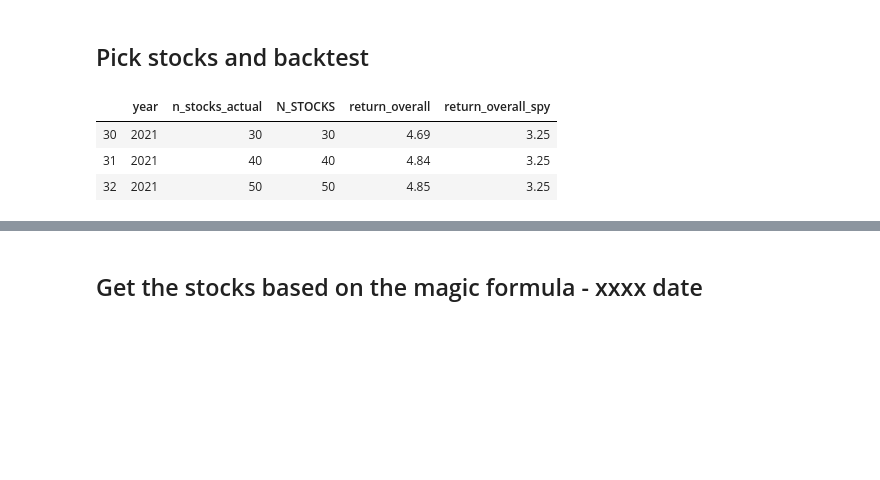
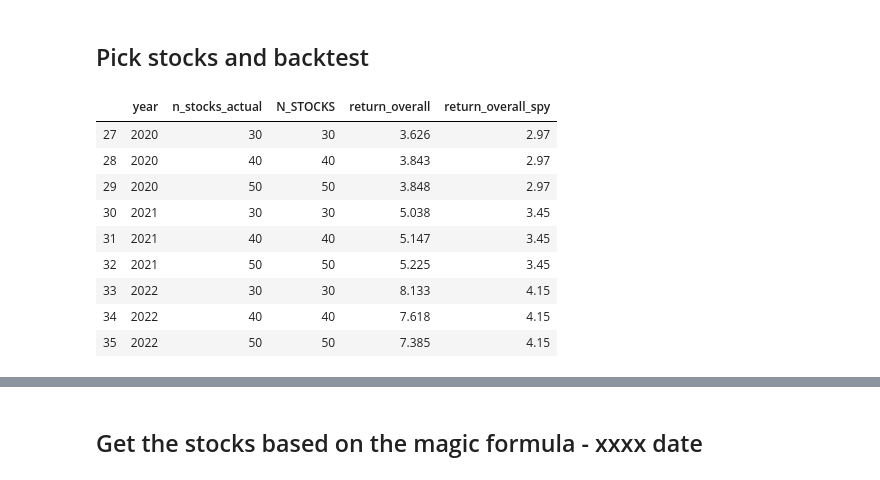
Before and after one commit to yuwei2341/stocks, a Jupyter notebook: Stock_MA.ipynb, the cells around one changed output, grey strips where cells are left out. Cells and saved outputs as stored; diff of their text form; code cells hidden in the pictures; blank space fills up the shorter version.

```diff
--- a/Stock_MA.ipynb
+++ b/Stock_MA.ipynb
@@ -1393,7 +1472,7 @@ df_p_history_mmt['stock_price_mmt_6m'] = df_p_history_mmt['close'] / df_p_histor
 # %% [markdown]
 ## Get PB
 # %%
-df_pb_history = pd.read_csv('sp500_1_300_history_filterd.csv', index_col=0)
+df_pb_history = pd.read_csv('sp500_history_filterd.csv', index_col=0)
 # %%
 df_pb_quarter = df_pb_history[df_pb_history.index.str.endswith(QUARTER_BV)]\
     [['date', 'stock_price', 'book_value_per_share', 'stock', 'year']]\
@@ -1409,6 +1488,11 @@ df_p_pb = pd.merge(df_p_history_mmt[['stock', 'year_prev', 'date', 'close',
             .drop(['year_prev'], axis=1)
 
 df_p_pb['price_to_book_ratio'] = df_p_pb['stock_price'] / df_p_pb['book_value_per_share']
+# %%
+# Choose only the top N companies of SP500 to start with
+df_rank = pd.read_csv('sp500_fulllist_ranked.csv')
+top_stocks = df_rank[df_rank['rank'] <= N_TOP_BY_MKT_CAP].stock.values
+df_p_pb = df_p_pb[df_p_pb.stock.isin(top_stocks)]
 # %%
 df_p_pb_cut = df_p_pb[df_p_pb.year >= YEAR_START]
 rsl_lt = pd.DataFrame()
@@ -1448,7 +1532,7 @@ for N_STOCKS in [30, 40, 50]:
 
         rsl_lt = rsl_lt.append(
             pd.DataFrame([k, round(values),
-                          round(values / (CASH_FOR_EACH_STOCK * N_STOCKS), 2), len(df_start),
+                          round(values / (CASH_FOR_EACH_STOCK * N_STOCKS), 3), len(df_start),
                           N_STOCKS, MMT_VAR, 'lt_1', ],
                          index=['year', 'value', 'return_overall', 'n_stocks_actual',
                                 'N_STOCKS', 'MMT_VAR', 'method', ]).T)
@@ -1456,22 +1540,34 @@ for N_STOCKS in [30, 40, 50]:
         period_cnt += 1
 # %%
 # Get SPY history
-stock_us_daily_df = ak.stock_us_daily(symbol="SPY", adjust="")
-stock_us_daily_df['year'] = stock_us_daily_df.index.year
-stock_us_daily_df = stock_us_daily_df.reset_index()
-stock_us_daily_df['date_1stofyear'] = stock_us_daily_df.groupby('year')['date'].transform(min)
-spy_day1_year = stock_us_daily_df[stock_us_daily_df['date'] == stock_us_daily_df['date_1stofyear']]
-spy_day1_year_cut = spy_day1_year[spy_day1_year.year >= YEAR_START]
-spy_day1_year_cut['return_overall'] = (spy_day1_year_cut['close'] /
-                                       spy_day1_year_cut[spy_day1_year_cut.year == YEAR_START]['close']
-                                       .values[0]).round(2)
+spy = ak.stock_us_daily(symbol="SPY", adjust="").reset_index()
+spy['year'] = spy.date.dt.year
+spy['month'] = spy.date.dt.month
+spy['day1_of_month'] = spy.groupby(['year', 'month'])['date'].transform(min)
+
+# Get the first day of MONTH_PREV and of MONTH_ACT, compute the momentum
+spy_curr = spy[(spy.month == MONTH_ACT) & (spy.date == spy.day1_of_month)]
+
+spy_curr_cut = spy_curr[spy_curr.year >= YEAR_START]
+spy_curr_cut['return_overall'] = (spy_curr_cut['close'] /
+                                  spy_curr_cut[spy_curr_cut.year == YEAR_START]['close'].\
+                                  values[0]
+                                 ).round(2)
 # %%
-df_compare = pd.merge(rsl_lt, spy_day1_year_cut[['year', 'return_overall']],
+df_compare = pd.merge(rsl_lt, spy_curr_cut[['year', 'return_overall']],
                       on='year',
                       suffixes=['', '_spy']).sort_values(['N_STOCKS', 'year'])
-df_compare[df_compare.year == 2021][['year', 'n_stocks_actual', 'N_STOCKS', 'return_overall', 'return_overall_spy']]
+df_compare[df_compare.year.isin([2020, 2021, 2022])][
+    ['year', 'n_stocks_actual', 'N_STOCKS', 'return_overall', 'return_overall_spy']
+].sort_values(['year', 'N_STOCKS'])
 # %% [output]
 |  | year | n_stocks_actual | N_STOCKS | return_overall | return_overall_spy |
-| 30 | 2021 | 30 | 30 | 4.69 | 3.25 |
-| 31 | 2021 | 40 | 40 | 4.84 | 3.25 |
-| 32 | 2021 | 50 | 50 | 4.85 | 3.25 |
+| 27 | 2020 | 30 | 30 | 3.626 | 2.97 |
+| 28 | 2020 | 40 | 40 | 3.843 | 2.97 |
+| 29 | 2020 | 50 | 50 | 3.848 | 2.97 |
+| 30 | 2021 | 30 | 30 | 5.038 | 3.45 |
+| 31 | 2021 | 40 | 40 | 5.147 | 3.45 |
+| 32 | 2021 | 50 | 50 | 5.225 | 3.45 |
+| 33 | 2022 | 30 | 30 | 8.133 | 4.15 |
+| 34 | 2022 | 40 | 40 | 7.618 | 4.15 |
+| 35 | 2022 | 50 | 50 | 7.385 | 4.15 |
```
Also changed, not shown: parts of 24 cells of this notebook, 8 other files.
